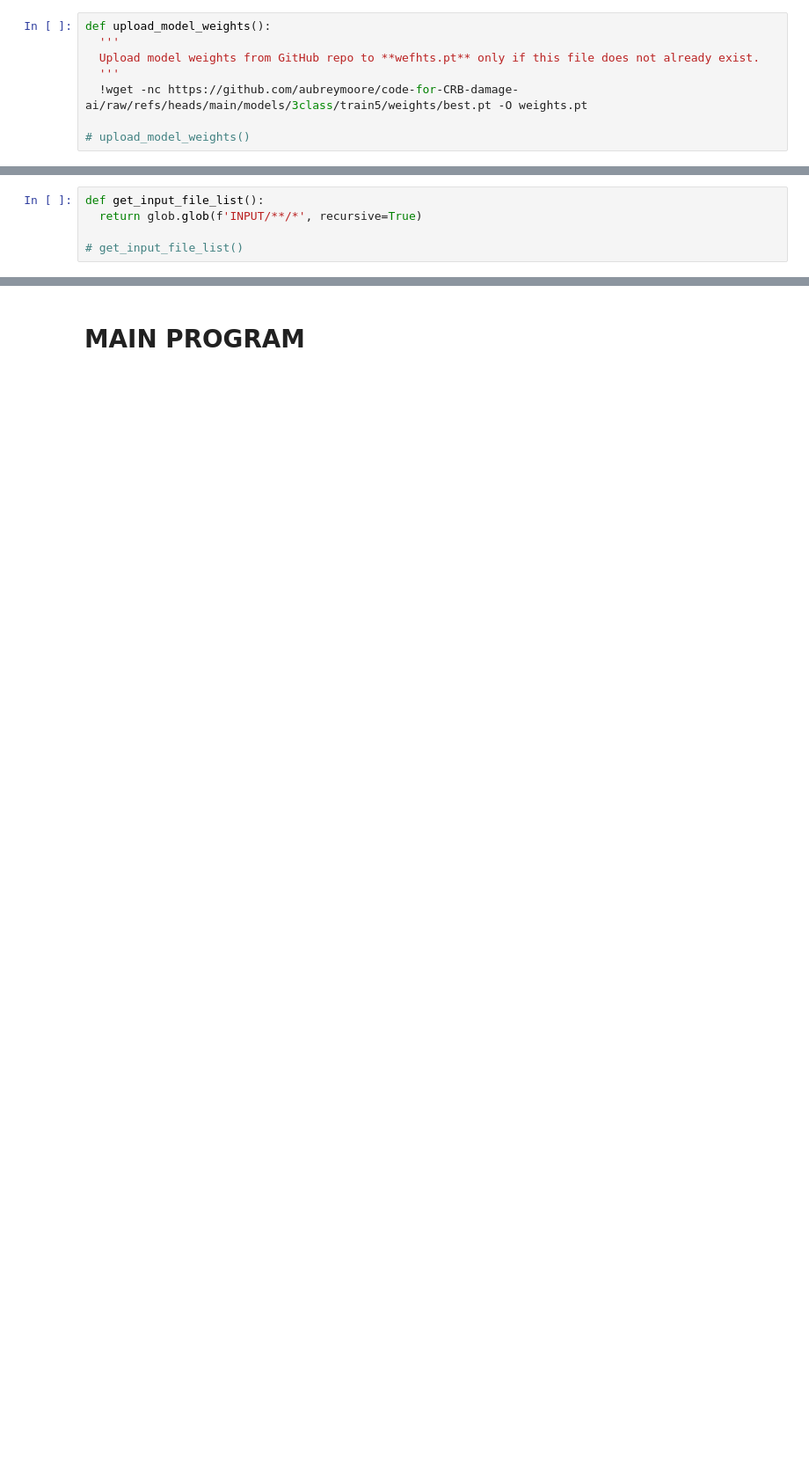
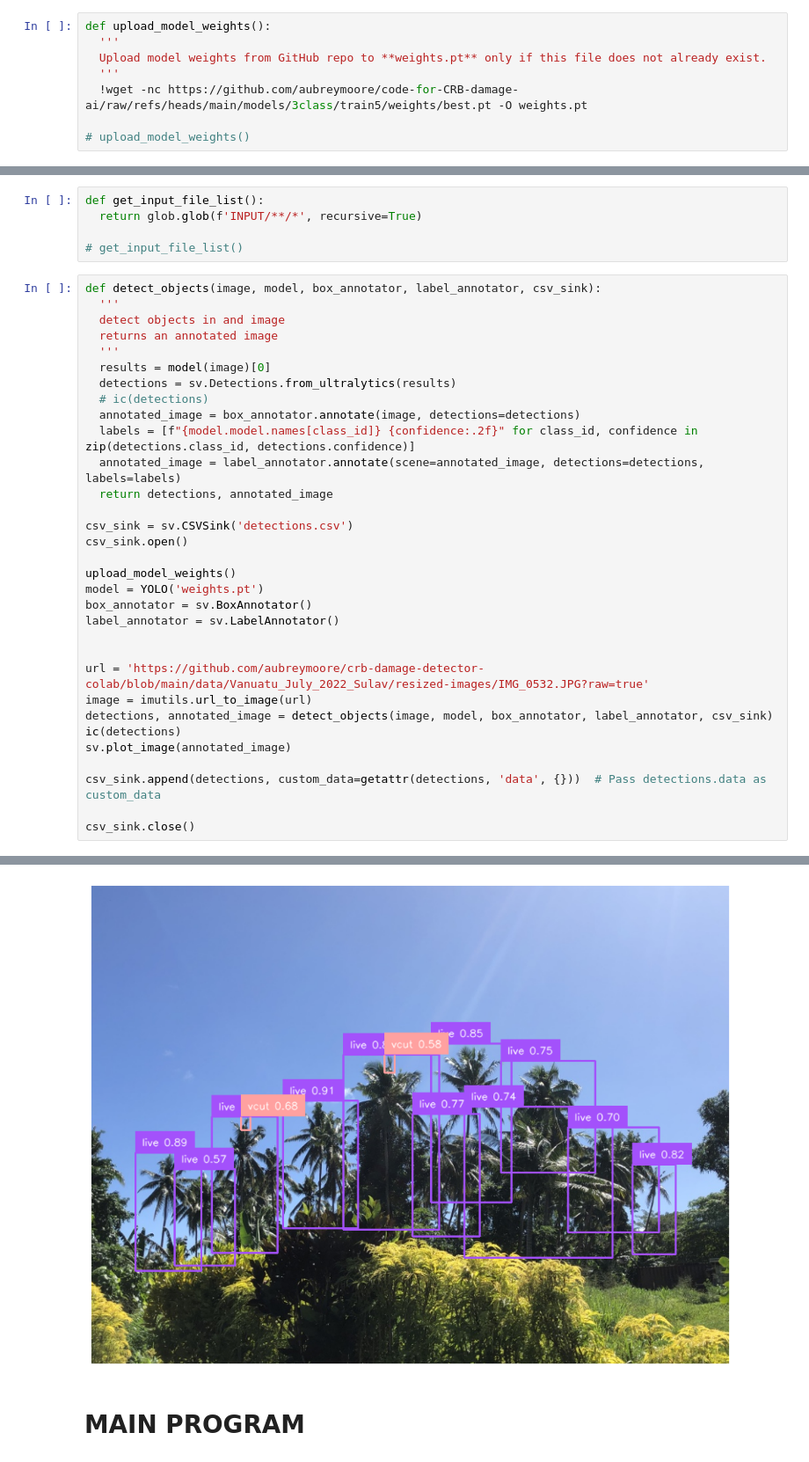
Before and after one commit to aubreymoore/crb-damage-detector-colab, a Jupyter notebook: detect_and_annotate.ipynb, the cells around one changed output, grey strips where cells are left out. Shown at 88% size. Saved outputs shown, nothing was run; the diff lists cells and outputs as text; blank space fills up the shorter version.

```diff
--- a/detect_and_annotate.ipynb
+++ b/detect_and_annotate.ipynb
@@ -64,7 +68,7 @@ from google.colab import files
 # %%
 def upload_model_weights():
   '''
-  Upload model weights from GitHub repo to **wefhts.pt** only if this file does not already exist.
+  Upload model weights from GitHub repo to **weights.pt** only if this file does not already exist.
   '''
   !wget -nc https://github.com/aubreymoore/code-for-CRB-damage-ai/raw/refs/heads/main/models/3class/train5/weights/best.pt -O weights.pt
 
@@ -133,3 +140,36 @@ def get_input_file_list():
   return glob.glob(f'INPUT/**/*', recursive=True)
 
 # get_input_file_list()
+# %%
+def detect_objects(image, model, box_annotator, label_annotator, csv_sink):
+  '''
+  detect objects in and image
+  returns an annotated image
+  '''
+  results = model(image)[0]
+  detections = sv.Detections.from_ultralytics(results)
+  # ic(detections)
+  annotated_image = box_annotator.annotate(image, detections=detections)
+  labels = [f"{model.model.names[class_id]} {confidence:.2f}" for class_id, confidence in zip(detections.class_id, detections.confidence)]
+  annotated_image = label_annotator.annotate(scene=annotated_image, detections=detections, labels=labels)
+  return detections, annotated_image
+
+csv_sink = sv.CSVSink('detections.csv')
+csv_sink.open()
+
+upload_model_weights()
+model = YOLO('weights.pt')
+box_annotator = sv.BoxAnnotator()
+label_annotator = sv.LabelAnnotator()
+
+
+url = 'https://github.com/aubreymoore/crb-damage-detector-colab/blob/main/data/Vanuatu_July_2022_Sulav/resized-images/IMG_0532.JPG?raw=true'
+image = imutils.url_to_image(url)
+detections, annotated_image = detect_objects(image, model, box_annotator, label_annotator, csv_sink)
+ic(detections)
+sv.plot_image(annotated_image)
+
+csv_sink.append(detections, custom_data=getattr(detections, 'data', {}))  # Pass detections.data as custom_data
+
+csv_sink.close()
+# %% [output]
@@ -136,3 +198,4 @@ def get_input_file_list():
+[figure, added]
 # %% [markdown]
 # MAIN PROGRAM
 # %%
```
Also changed, not shown: parts of 4 cells of this notebook.
